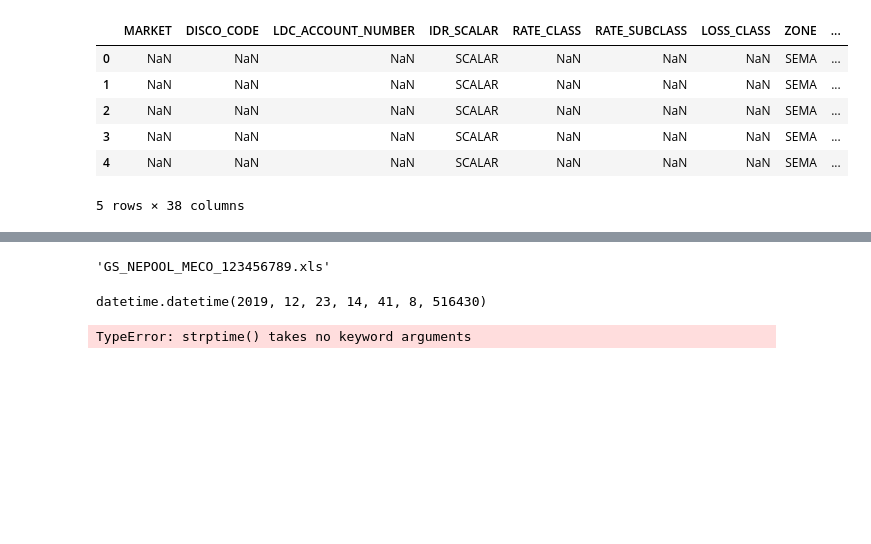
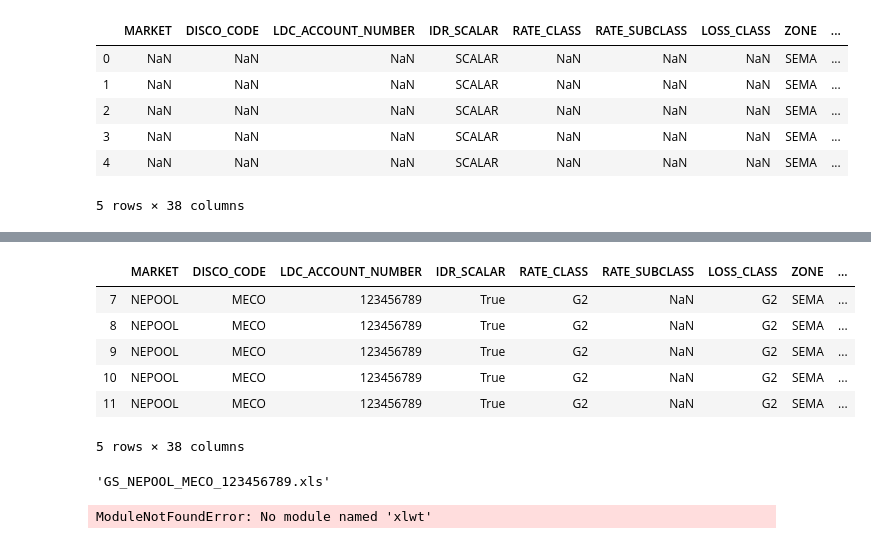
Before and after one commit to stevenhurwitt/la-tools-test, a Jupyter notebook: GS/GS_loader.ipynb, the cells around one changed output, grey strips where cells are left out. Saved outputs shown, nothing was run; the diff lists cells and outputs as text; code cells hidden in the pictures; blank space fills up the shorter version.

```diff
--- a/GS/GS_loader.ipynb
+++ b/GS/GS_loader.ipynb
@@ -39,3 +188,13 @@ fname = ''.join(['GS_', market, '_', disco, '_', str(ldc), '.xls'])
+# %%
+gs_template.tail()
+# %% [output]
+|  | MARKET | DISCO_CODE | LDC_ACCOUNT_NUMBER | IDR_SCALAR | RATE_CLASS | RATE_SUBCLASS | LOSS_CLASS | ZONE | ... |
+| 7 | NEPOOL | MECO | 123456789 | True | G2 | NaN | G2 | SEMA | ... |
+| 8 | NEPOOL | MECO | 123456789 | True | G2 | NaN | G2 | SEMA | ... |
+| 9 | NEPOOL | MECO | 123456789 | True | G2 | NaN | G2 | SEMA | ... |
+| 10 | NEPOOL | MECO | 123456789 | True | G2 | NaN | G2 | SEMA | ... |
+| 11 | NEPOOL | MECO | 123456789 | True | G2 | NaN | G2 | SEMA | ... |
+5 rows × 38 columns
 # %%
 fname
 # %% [output]
@@ -47,19 +202,4 @@ year = today.year
-# %%
-today = dt.datetime.today()
-stop_dates = []
-
-if today.day >= mrc:
-
-
-for i in range(n):
-    stop_date = stop_dates[i-1] - dt.timedelta(days = 30)
-# %% [output]
-datetime.datetime(2019, 12, 23, 14, 41, 8, 516430)
-# %%
-if today.day >= mrc:
-    last_date = dt.datetime.strftime()
-
-for i in range(n):
-    stop_date = stop_dates[i-1] - dt.timedelta(days = 30)
-# %% [output]
-TypeError: strptime() takes no keyword arguments
+# %%
+gs_template.to_excel(fname)
+# %% [output]
+ModuleNotFoundError: No module named 'xlwt'
```
Also changed, not shown: parts of 19 cells of this notebook, 32 other files.
